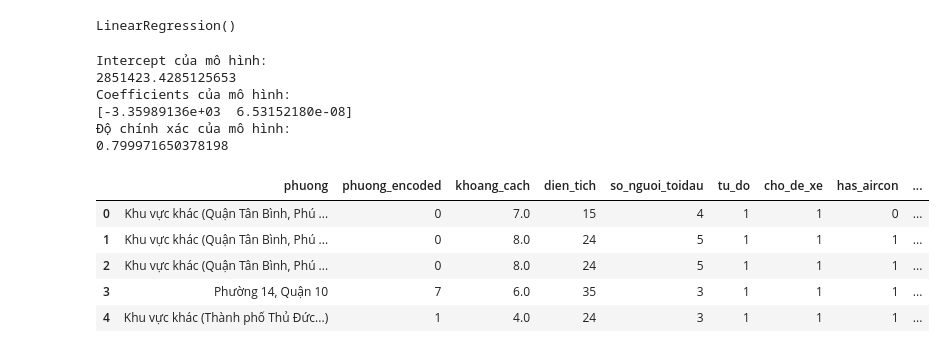
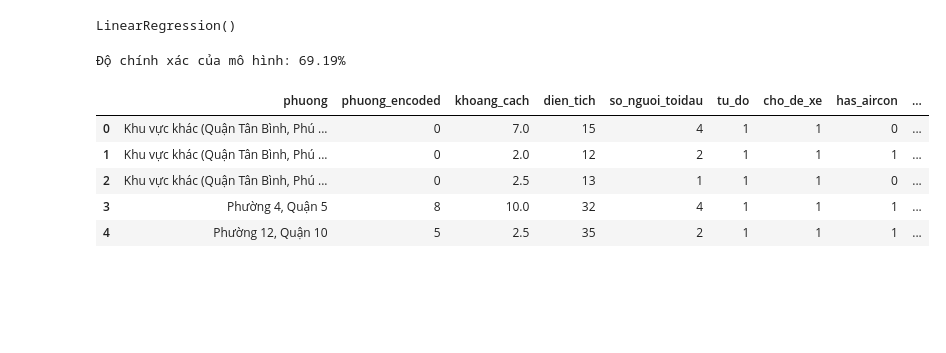
Before and after one commit to nguyenduyvu61107/VERTAHOME, a Jupyter notebook: Biểu đồ.ipynb, the cells around one changed output. Cells and saved outputs as stored; diff of their text form; code cells hidden in the pictures; blank space fills up the shorter version.

```diff
--- a/Biểu đồ.ipynb
+++ b/Biểu đồ.ipynb
@@ -22,45 +26,30 @@ model = LinearRegression()
 model.fit(X_train, Y_train)
 # %% [output]
 LinearRegression()
-# %%
-import pandas as pd
-data=pd.read_csv('/content/phong_tro_cleaned_v1.csv')
-
-model1 = LinearRegression()
-
-pred = pd.DataFrame({
-    'wt_power_1': data["dien_tich"],
-    'wt_power_2': data["gia_thue"]**2
-})
-
-model1.fit(X = pred,y = data["gia_thue"])
-
-print("Intercept của mô hình: ")
-print(model1.intercept_)
-
-print("Coefficients của mô hình: ")
-print(model1.coef_)
-
-print("Độ chính xác của mô hình:")
-print(model1.score(X = pred, y = data["gia_thue"]))
-# %% [output]
-Intercept của mô hình:
-2851423.4285125653
-Coefficients của mô hình:
-[-3.35989136e+03  6.53152180e-08]
-Độ chính xác của mô hình:
-0.799971650378198
+# %%
+from sklearn.linear_model import LinearRegression
+
+X = data[['dien_tich', 'khoang_cach', 'so_nguoi_toidau', 'tu_do', 'cho_de_xe', 'has_aircon', 'has_private_wc', 'has_kitchen', 'has_bus', 'phuong_encoded']]
+y = data["gia_thue"]
+
+model1 = LinearRegression()
+model1.fit(X, y)
+
+score = model1.score(X, y)
+print(f"Độ chính xác của mô hình: {score * 100:.2f}%")
+# %% [output]
+Độ chính xác của mô hình: 69.19%
 # %%
 import pandas as pd
-data=pd.read_csv('/content/phong_tro_cleaned_v1.csv')
+data=pd.read_csv('/content/phong_tro_cleaned_v1 (1).csv')
 data.head()
 # %% [output]
 |  | phuong | phuong_encoded | khoang_cach | dien_tich | so_nguoi_toidau | tu_do | cho_de_xe | has_aircon | ... |
 | 0 | Khu vực khác (Quận Tân Bình, Phú ... | 0 | 7.0 | 15 | 4 | 1 | 1 | 0 | ... |
-| 1 | Khu vực khác (Quận Tân Bình, Phú ... | 0 | 8.0 | 24 | 5 | 1 | 1 | 1 | ... |
-| 2 | Khu vực khác (Quận Tân Bình, Phú ... | 0 | 8.0 | 24 | 5 | 1 | 1 | 1 | ... |
-| 3 | Phường 14, Quận 10 | 7 | 6.0 | 35 | 3 | 1 | 1 | 1 | ... |
-| 4 | Khu vực khác (Thành phố Thủ Đức...) | 1 | 4.0 | 24 | 3 | 1 | 1 | 1 | ... |
+| 1 | Khu vực khác (Quận Tân Bình, Phú ... | 0 | 2.0 | 12 | 2 | 1 | 1 | 1 | ... |
+| 2 | Khu vực khác (Quận Tân Bình, Phú ... | 0 | 2.5 | 13 | 1 | 1 | 1 | 0 | ... |
+| 3 | Phường 4, Quận 5 | 8 | 10.0 | 32 | 4 | 1 | 1 | 1 | ... |
+| 4 | Phường 12, Quận 10 | 5 | 2.5 | 35 | 2 | 1 | 1 | 1 | ... |
 # %%
 sns.pairplot(data)
 # %% [output]
```
Also changed, not shown: parts of 6 cells of this notebook.
